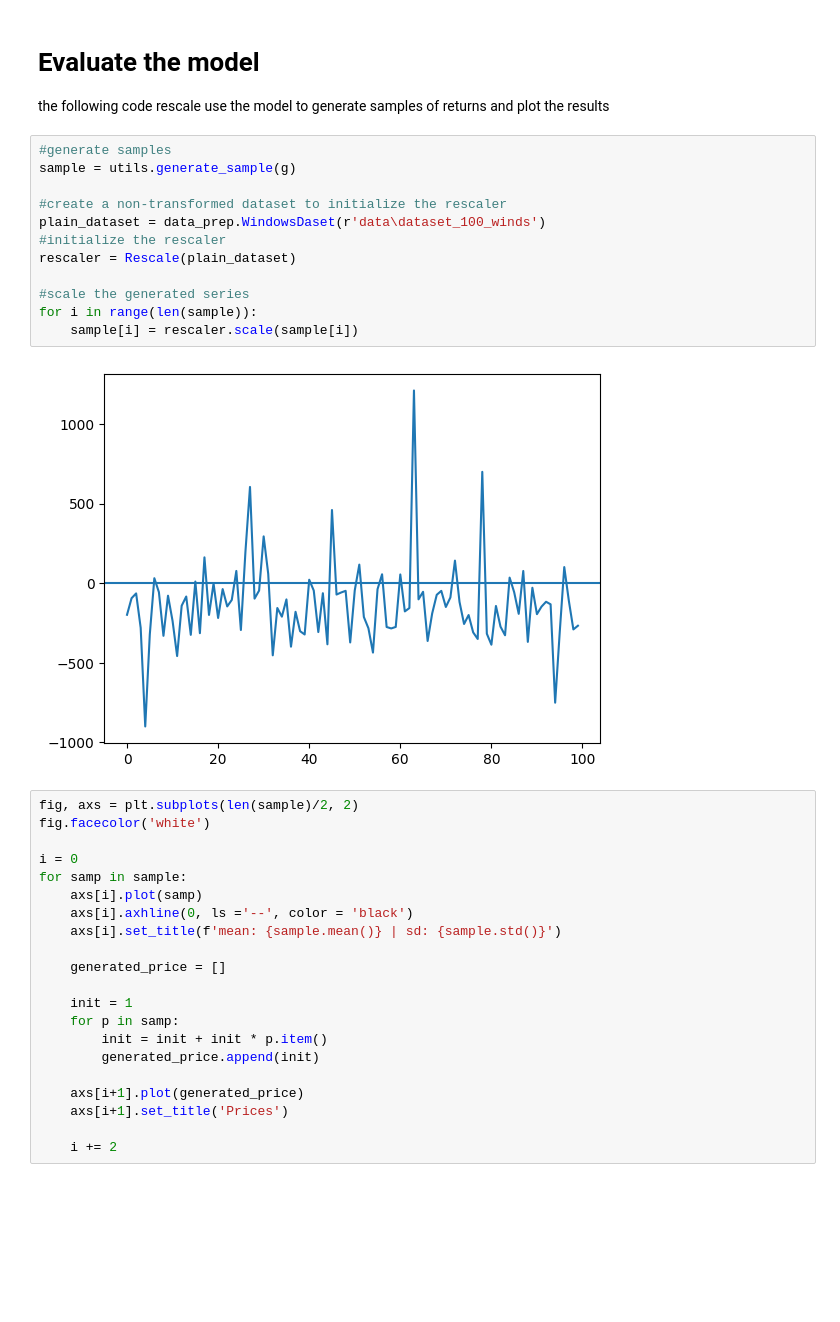
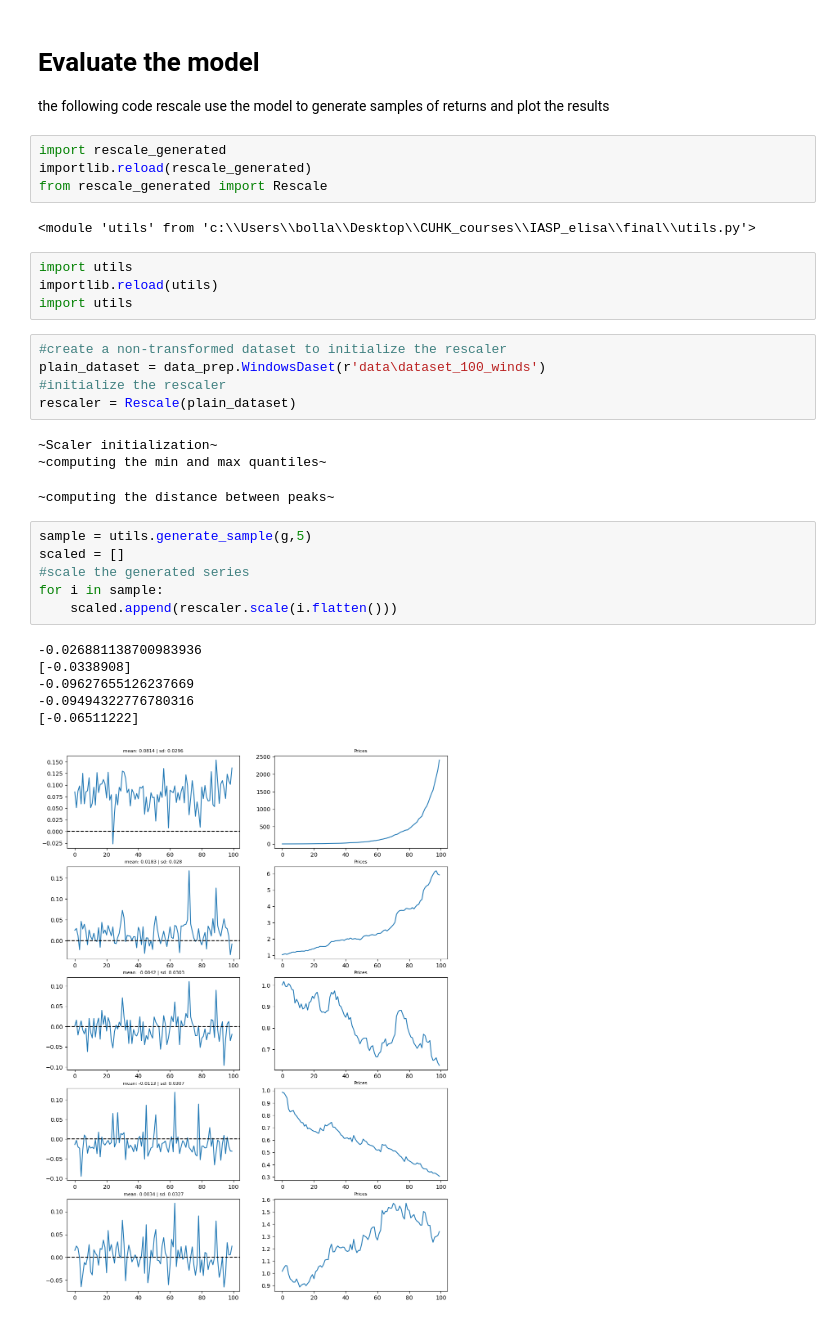
Before and after one commit to riccardobollati/GANs_for_financial_series_generation, a Jupyter notebook: main.ipynb, the cells around one changed output. Saved outputs shown, nothing was run; the diff lists cells and outputs as text; blank space fills up the shorter version.

```diff
--- a/main.ipynb
+++ b/main.ipynb
@@ -144,38 +138,35 @@ Training is about to start...
 # Evaluate the model
 
 the following code rescale use the model to generate samples of returns and plot the results
+# %%
+import rescale_generated
+importlib.reload(rescale_generated)
+from rescale_generated import Rescale
+# %% [output]
+<module 'utils' from 'c:\\Users\\bolla\\Desktop\\CUHK_courses\\IASP_elisa\\final\\utils.py'>
+# %%
+import utils
+importlib.reload(utils)
+import utils
 # %%
-#generate samples
-sample = utils.generate_sample(g)
-
 #create a non-transformed dataset to initialize the rescaler
 plain_dataset = data_prep.WindowsDaset(r'data\dataset_100_winds')
 #initialize the rescaler
 rescaler = Rescale(plain_dataset)
-
-#scale the generated series
-for i in range(len(sample)):
-    sample[i] = rescaler.scale(sample[i])
 # %% [output]
-[figure, removed]
+~Scaler initialization~
+~computing the min and max quantiles~
+~computing the distance between peaks~
-# %%
-fig, axs = plt.subplots(len(sample)/2, 2)
-fig.facecolor('white')
-
-i = 0
-for samp in sample:
-    axs[i].plot(samp)
-    axs[i].axhline(0, ls ='--', color = 'black')
-    axs[i].set_title(f'mean: {sample.mean()} | sd: {sample.std()}')
-
-    generated_price = []
-
-    init = 1
-    for p in samp:
-        init = init + init * p.item()
-        generated_price.append(init)
-
-    axs[i+1].plot(generated_price)
-    axs[i+1].set_title('Prices')
-
-    i += 2
+# %%
+sample = utils.generate_sample(g,5)
+scaled = []
+#scale the generated series
+for i in sample:
+    scaled.append(rescaler.scale(i.flatten()))
+# %% [output]
+-0.026881138700983936
+[-0.0338908]
+-0.09627655126237669
+-0.09494322776780316
+[-0.06511222]
+[figure, added]
```
Also changed, not shown: parts of 8 cells of this notebook, 7 other files.
